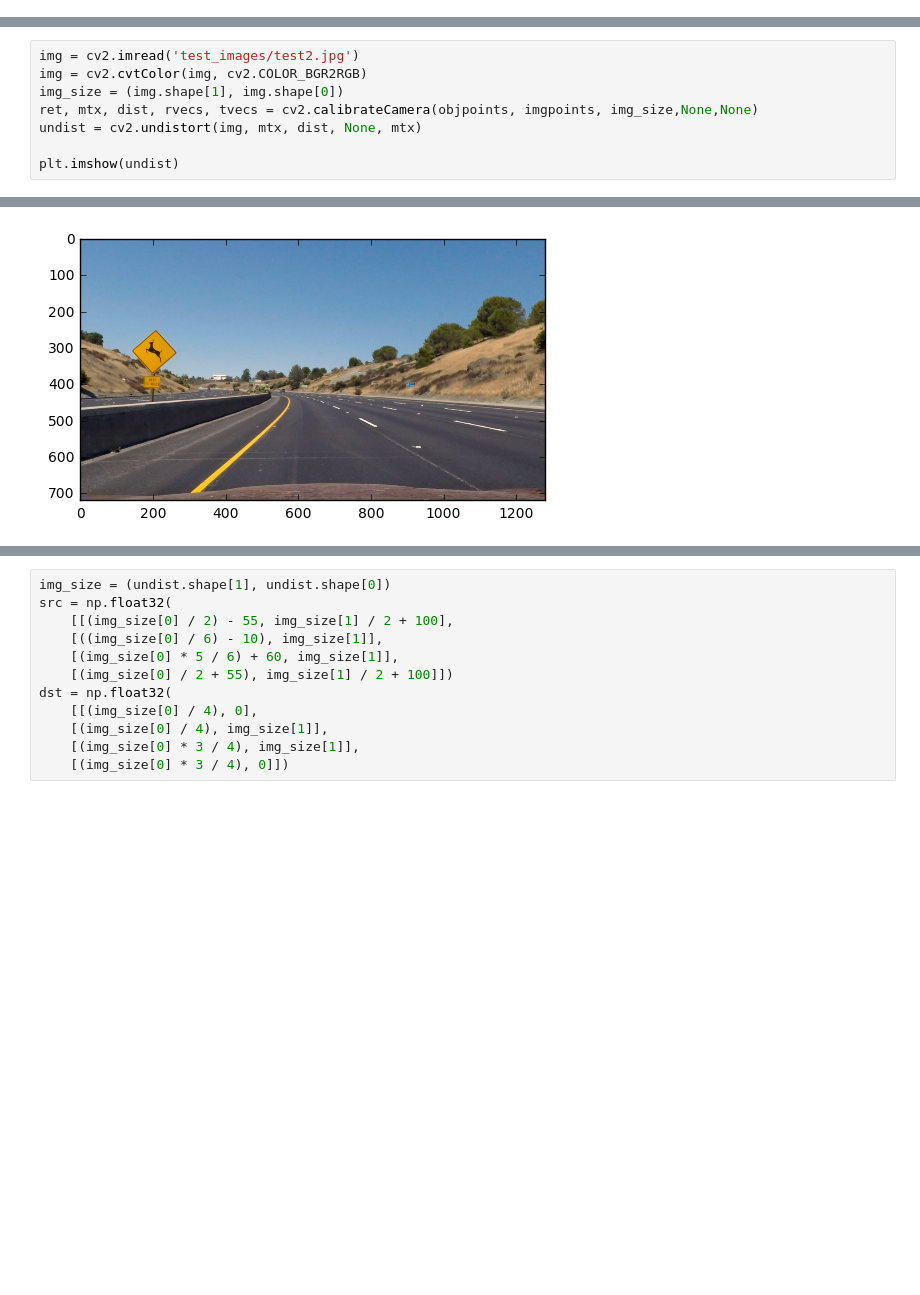
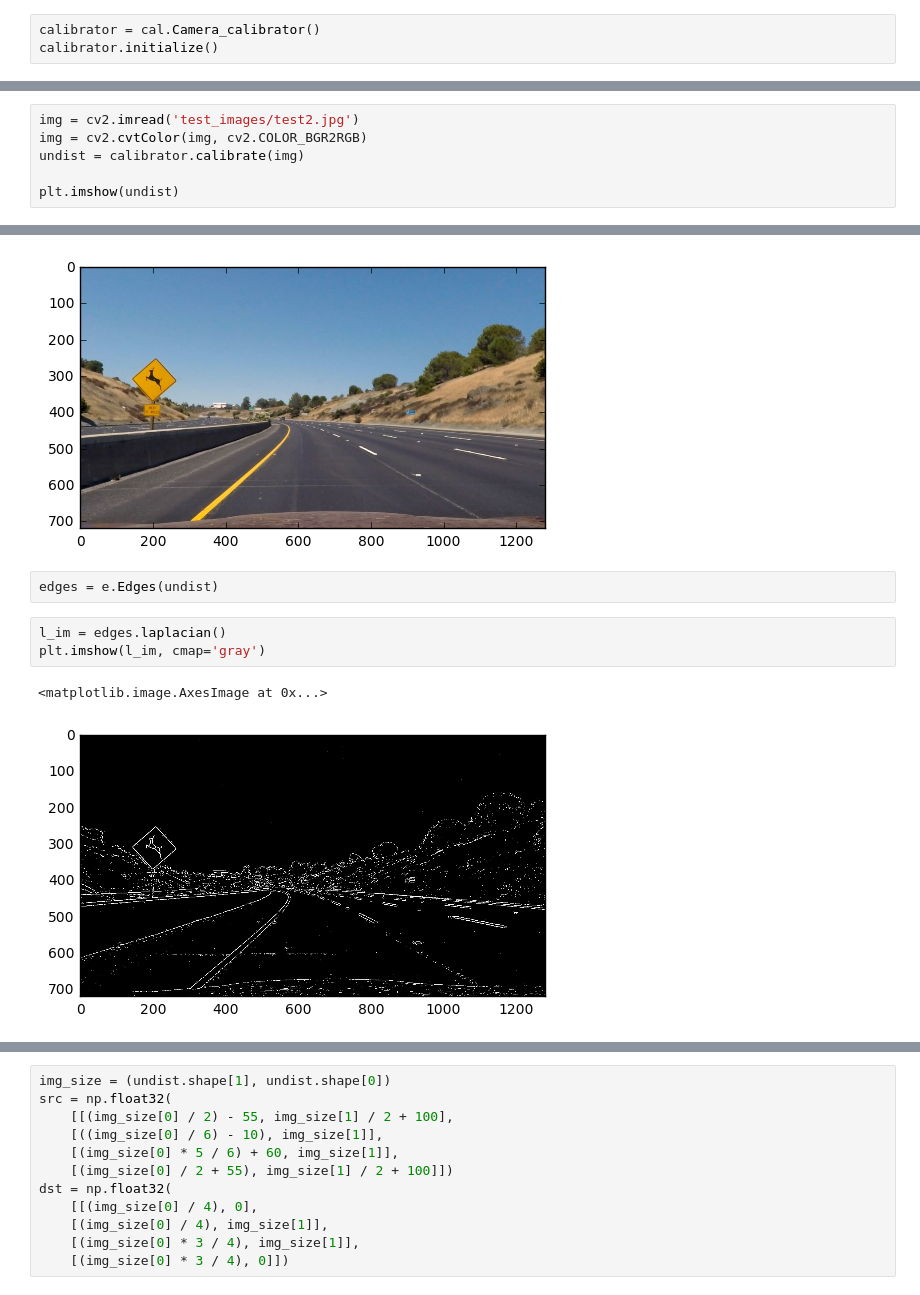
Before and after one commit to tadasdanielius/CarND-Advanced-Lane-Lines, a Jupyter notebook: Advanced-Lane-Detection.ipynb, the cells around one changed output, grey strips where cells are left out. Drawn from its saved outputs; the diff is of its cells as text; blank space fills up the shorter version.

```diff
--- a/Advanced-Lane-Detection.ipynb
+++ b/Advanced-Lane-Detection.ipynb
@@ -41,0 +9,3 @@ cv2.destroyAllWindows()
+# %%
+calibrator = cal.Camera_calibrator()
+calibrator.initialize()
@@ -42,11 +14,17 @@ cv2.destroyAllWindows()
 # %%
 img = cv2.imread('test_images/test2.jpg')
 img = cv2.cvtColor(img, cv2.COLOR_BGR2RGB)
-img_size = (img.shape[1], img.shape[0])
-ret, mtx, dist, rvecs, tvecs = cv2.calibrateCamera(objpoints, imgpoints, img_size,None,None)
-undist = cv2.undistort(img, mtx, dist, None, mtx)
+undist = calibrator.calibrate(img)
 
 plt.imshow(undist)
 # %% [output]
 <matplotlib.image.AxesImage at 0x...>
 [figure]
+# %%
+edges = e.Edges(undist)
+# %%
+l_im = edges.laplacian()
+plt.imshow(l_im, cmap='gray')
+# %% [output]
+<matplotlib.image.AxesImage at 0x...>
+[figure, added]
```
Also changed, not shown: parts of 22 cells of this notebook, 5 other files.
